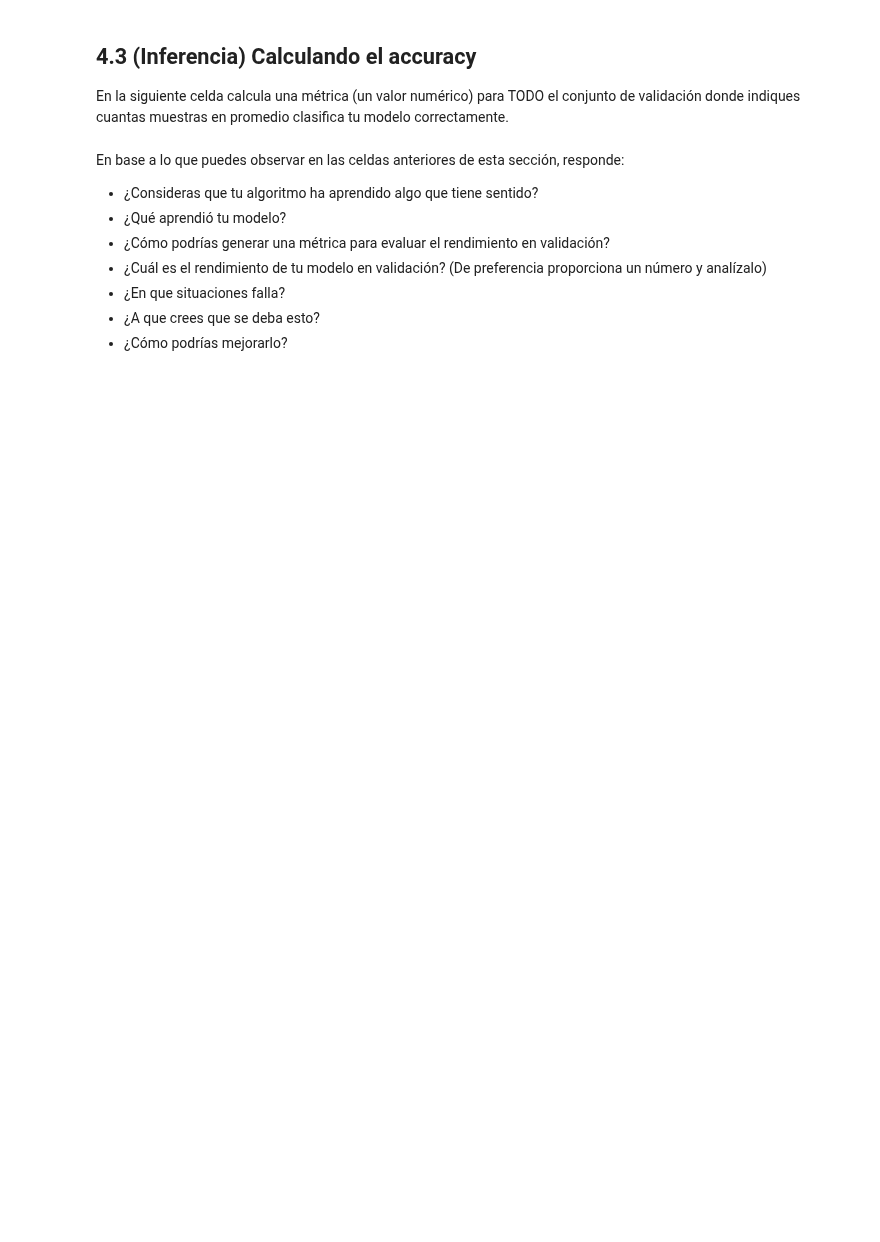
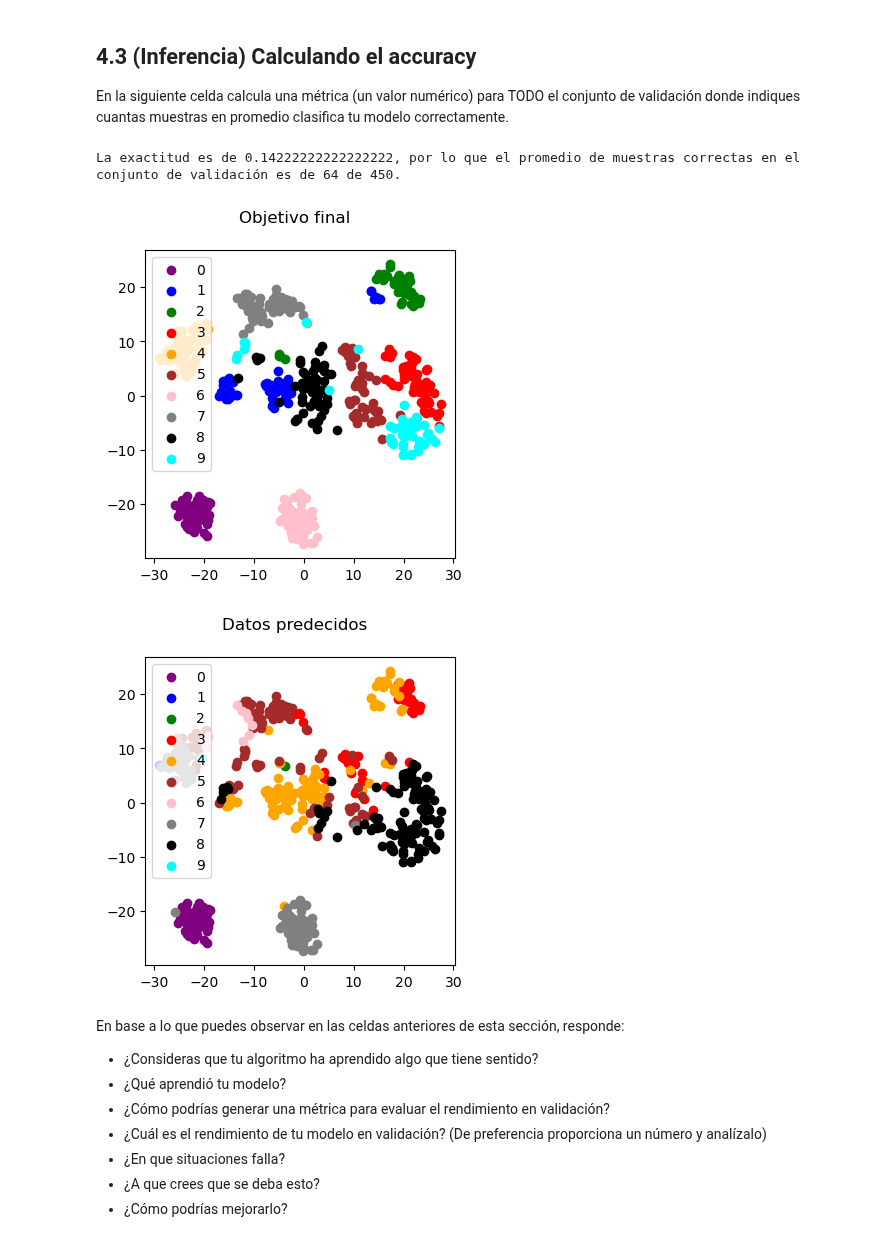
Before and after one commit to Montes000/SI23_Equipo3, a Jupyter notebook: proyecto_1_ML/proyecto_1_ML.ipynb, the cells around one changed output. Drawn from its saved outputs; the diff is of its cells as text; code cells hidden in the pictures; blank space fills up the shorter version.

Commit message:
Se completo Accuracy

```diff
--- a/proyecto_1_ML/proyecto_1_ML.ipynb
+++ b/proyecto_1_ML/proyecto_1_ML.ipynb
@@ -346,3 +340,50 @@ sssss
+# %%
+
+from sklearn.metrics import accuracy_score
+datos = data_val
+etiquetas = target_val
+predicciones = mi_inferencia(modelo, datos)
+
+# TODO: Calcula el "accuracy" promedio
+
+# Calcular la exactitud y el promedio de muestras correctas
+accuracy = accuracy_score(predicciones, etiquetas)
+goodones=(len(data_val))*accuracy
+
+# Imprimir la exactitud y el promedio de muestras correctas
+print(f"La exactitud es de {accuracy}, por lo que el promedio de muestras correctas en el conjunto de validación es de {int(goodones)} de {len(data_val)}.")
+
+
+#Graficamos los puntos para visualizar el objetivo
+fig, ax_tsne = plt.subplots(1, 1, figsize=(4,4))
+fig.suptitle("Objetivo final")
+colors = ['purple', 'blue', 'green', 'red', 'orange', 'brown', 'pink', 'gray', 'black', 'cyan', 'black']
+preds_color = [colors[pred] for pred in predicciones]
+for c in labels:
+    indices = np.where(target_val == c)
+    plot_data = reduced_data_val[indices]
+    ax_tsne.scatter(plot_data[:, 0], plot_data[:, 1], label=f"Grupo {c}", c=colors[c])
+    ax_tsne.legend(group_pred, loc='best')
+
+#Graficamos los puntos para visualizar la predicción de nuestro modelo
+fig, ax_pred = plt.subplots(1, 1, figsize=(4,4))
+fig.suptitle("Datos predecidos")
+group_pred=np.unique(predicciones)
+colors = ['purple', 'blue', 'green', 'red', 'orange', 'brown', 'pink', 'gray', 'black', 'cyan', 'black']
+preds_color = [colors[pred] for pred in predicciones]
+for grupo in group_pred:
+    mask = (predicciones == grupo)
+    reduced_data_val_group = reduced_data_val[mask]
+    ax_pred.scatter(reduced_data_val_group[:,0], reduced_data_val_group[:,1], label=labels[grupo], c=colors[grupo])
+
+    # Agregar leyenda
+    ax_pred.legend(group_pred, loc='best')
+
+plt.show()
+# %% [output]
+La exactitud es de 0.14222222222222222, por lo que el promedio de muestras correctas en el conjunto de validación es de 64 de 450.
+[figure, added]
+[figure, added]
 # %% [markdown]
 En base a lo que puedes observar en las celdas anteriores de esta sección, responde:
 - ¿Consideras que tu algoritmo ha aprendido algo que tiene sentido?
```
Also changed, not shown: parts of 6 cells of this notebook.
